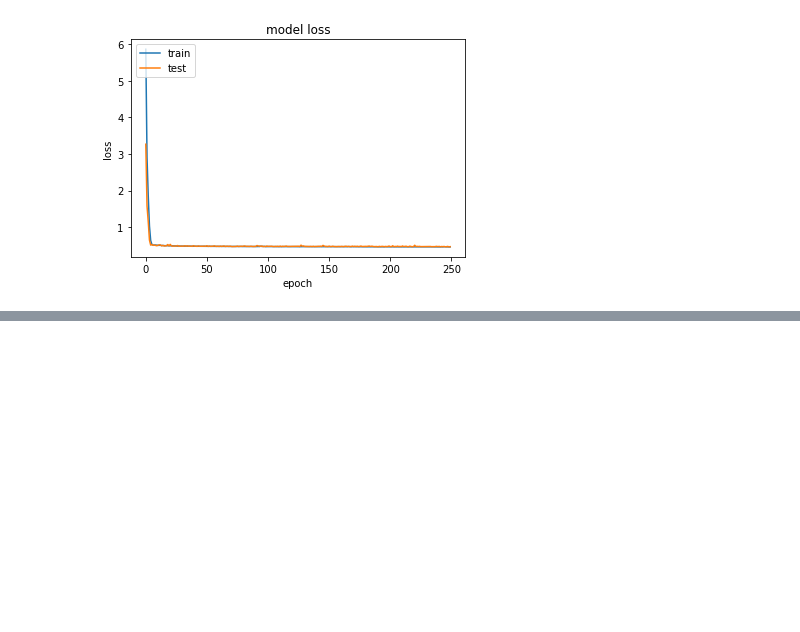
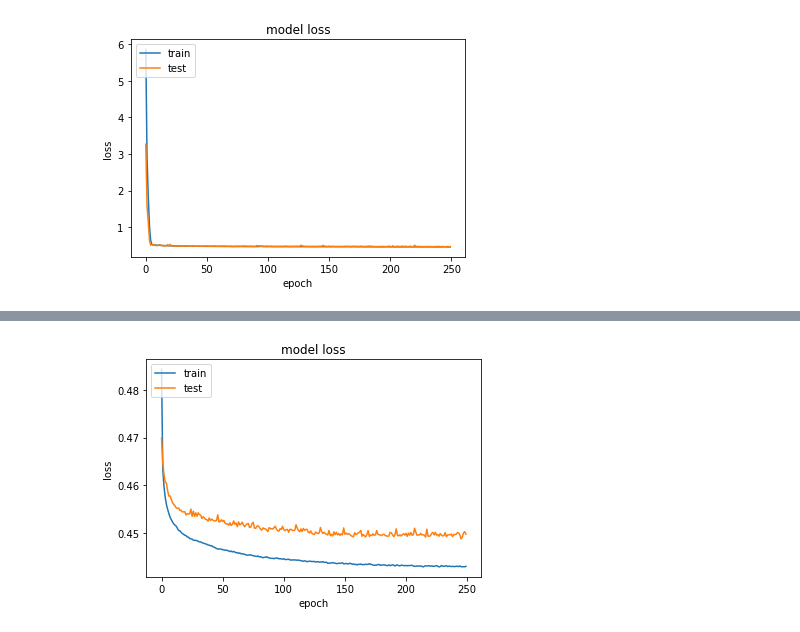
Before and after one commit to szymon-kalkowski/computational-intelligence, a Jupyter notebook: cs-go/cs-go.ipynb, the cells around one changed output, grey strips where cells are left out. Drawn from its saved outputs; the diff is of its cells as text; code cells hidden in the pictures; blank space fills up the shorter version.

```diff
--- a/cs-go/cs-go.ipynb
+++ b/cs-go/cs-go.ipynb
@@ -361,0 +446,13 @@ plt.show()
+# %%
+#using PCA to reduce the number of features
+X = df.values[:, :-1]
+y = df.values[:, -1]
+
+pca = PCA(n_components=15)
+pca.fit(X)
+
+print(pca.explained_variance_ratio_)
+
+X = pca.transform(X)
+
+X_train, X_test, y_train, y_test = train_test_split(X, y, train_size=0.7, random_state=278823)
@@ -361,0 +492,11 @@ plt.show()
+# %%
+#plotting the model loss
+plt.plot(history.history['loss'])
+plt.plot(history.history['val_loss'])
+plt.title('model loss')
+plt.ylabel('loss')
+plt.xlabel('epoch')
+plt.legend(['train', 'test'], loc='upper left')
+plt.show()
+# %% [output]
+[figure, added]
```
Also changed, not shown: parts of 86 cells of this notebook, 2 other files.
